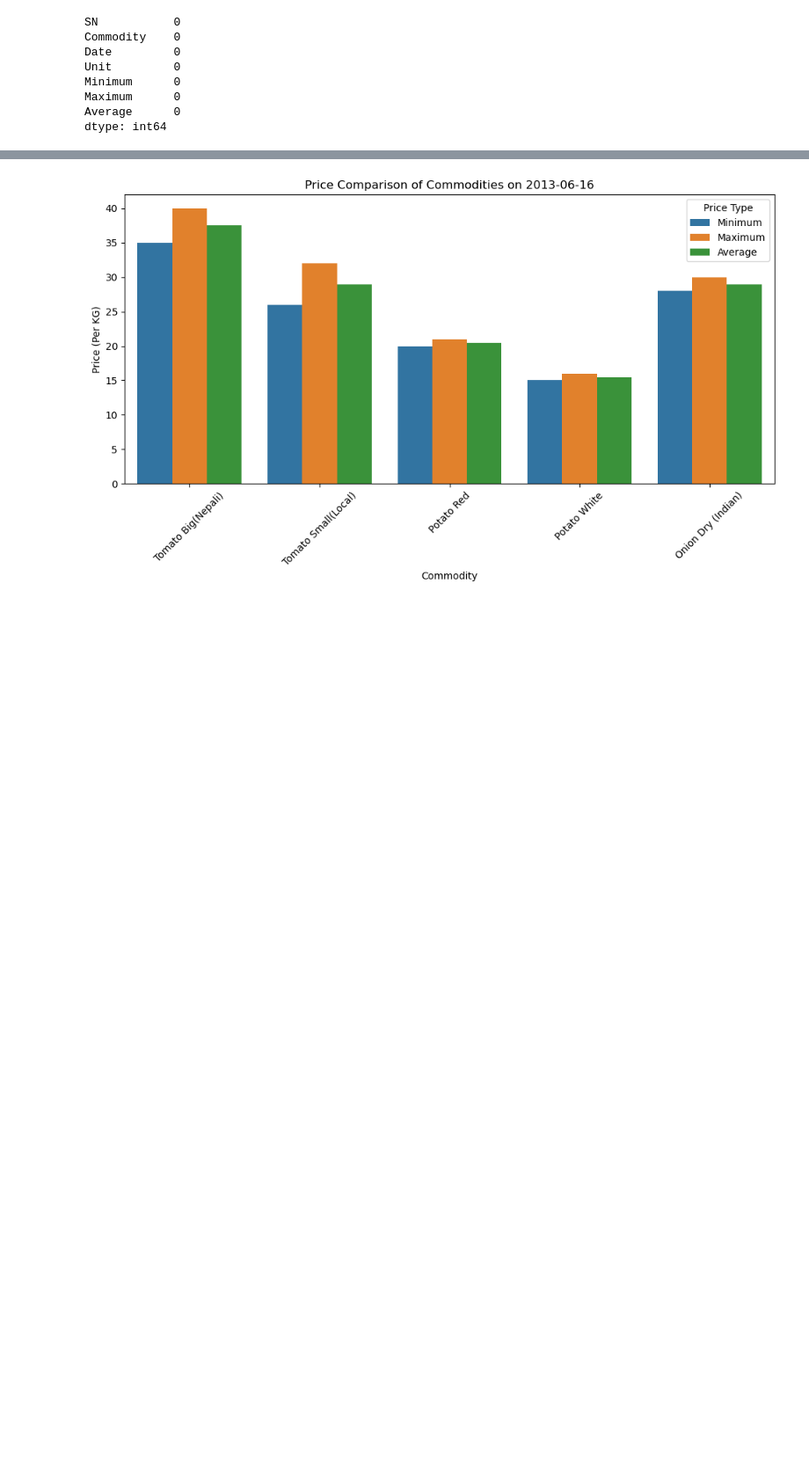
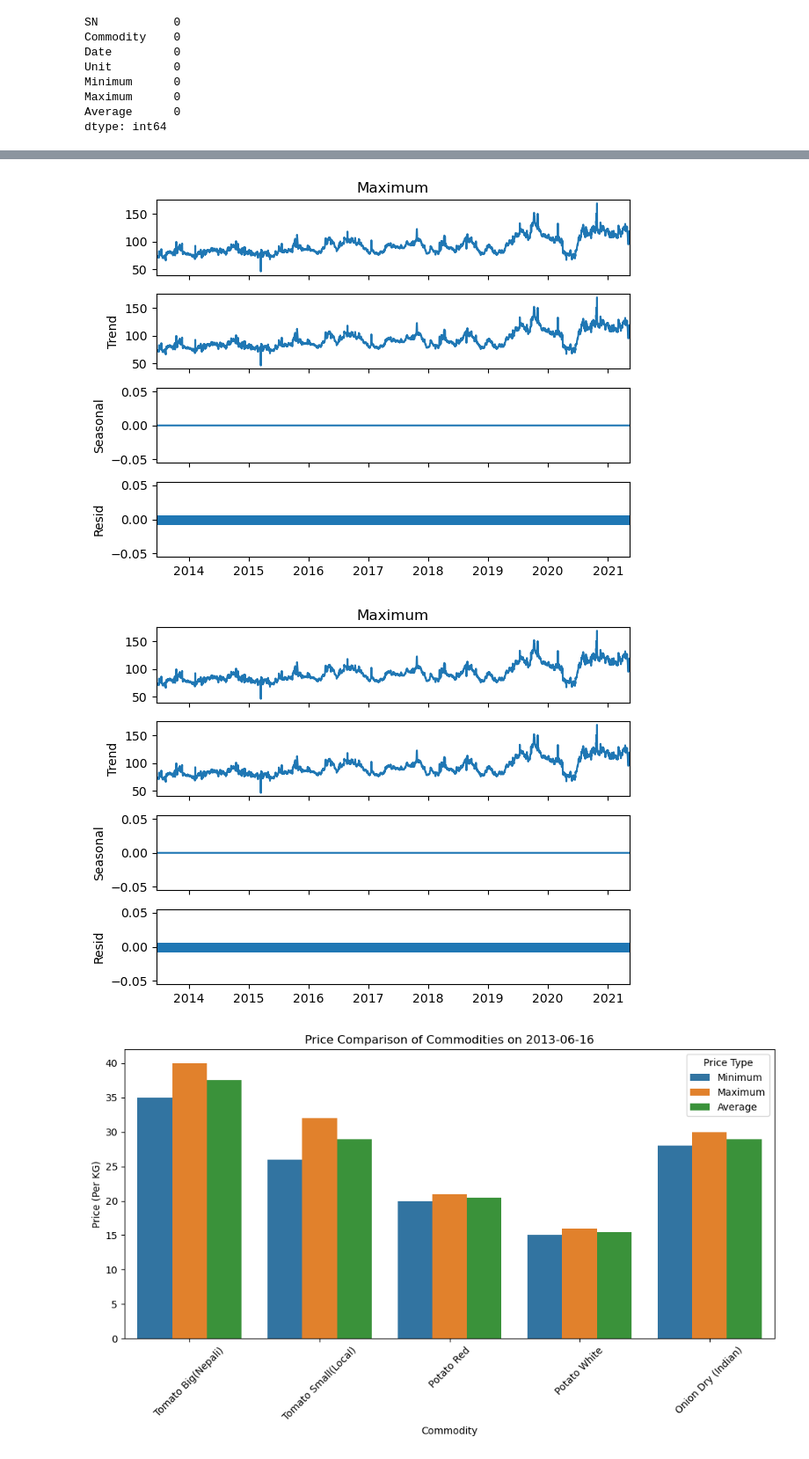
Before and after one commit to tsherida2012/Beer_Review_NLP, a Jupyter notebook: notebooks/Data Wrangling.ipynb, the cells around one changed output, grey strips where cells are left out. Shown: that part at 88% size. Cells and saved outputs as stored; diff of their text form; code cells hidden in the pictures; blank space fills up the shorter version.

```diff
--- a/notebooks/Data Wrangling.ipynb
+++ b/notebooks/Data Wrangling.ipynb
@@ -33,0 +44,14 @@ df.head()
+# %%
+# Assuming 'df' is your DataFrame
+# Filter to include only numeric columns
+numeric_df = df.select_dtypes(include=['number'])
+
+# Perform the resampling and mean calculation on the numeric data
+df_resampled = numeric_df.resample('D').mean()
+
+# If you need to keep the non-numeric columns, you can merge them back later
+non_numeric_df = df.select_dtypes(exclude=['number'])
+df_resampled = df_resampled.merge(non_numeric_df, left_index=True, right_index=True, how='left')
+
+# Check the result
+print(df_resampled.head())
@@ -34,3 +74,19 @@ df.head()
+# %%
+df_resampled = df_resampled.dropna(subset=['Maximum'])
+# %%
+from statsmodels.tsa.seasonal import seasonal_decompose
+
+# Interpolate missing values
+df_resampled['Maximum'] = df_resampled['Maximum'].interpolate()
+
+# Perform seasonal decomposition
+result = seasonal_decompose(df_resampled['Maximum'], model='additive', period=1)
+
+# Plot the decomposed components
+result.plot()
+# %% [output]
+[figure, added]
+[figure, added]
 # %%
 # Create a DataFrame manually with your provided data
 data = pd.DataFrame({
```
Also changed, not shown: parts of 12 cells of this notebook, 2 other files.
